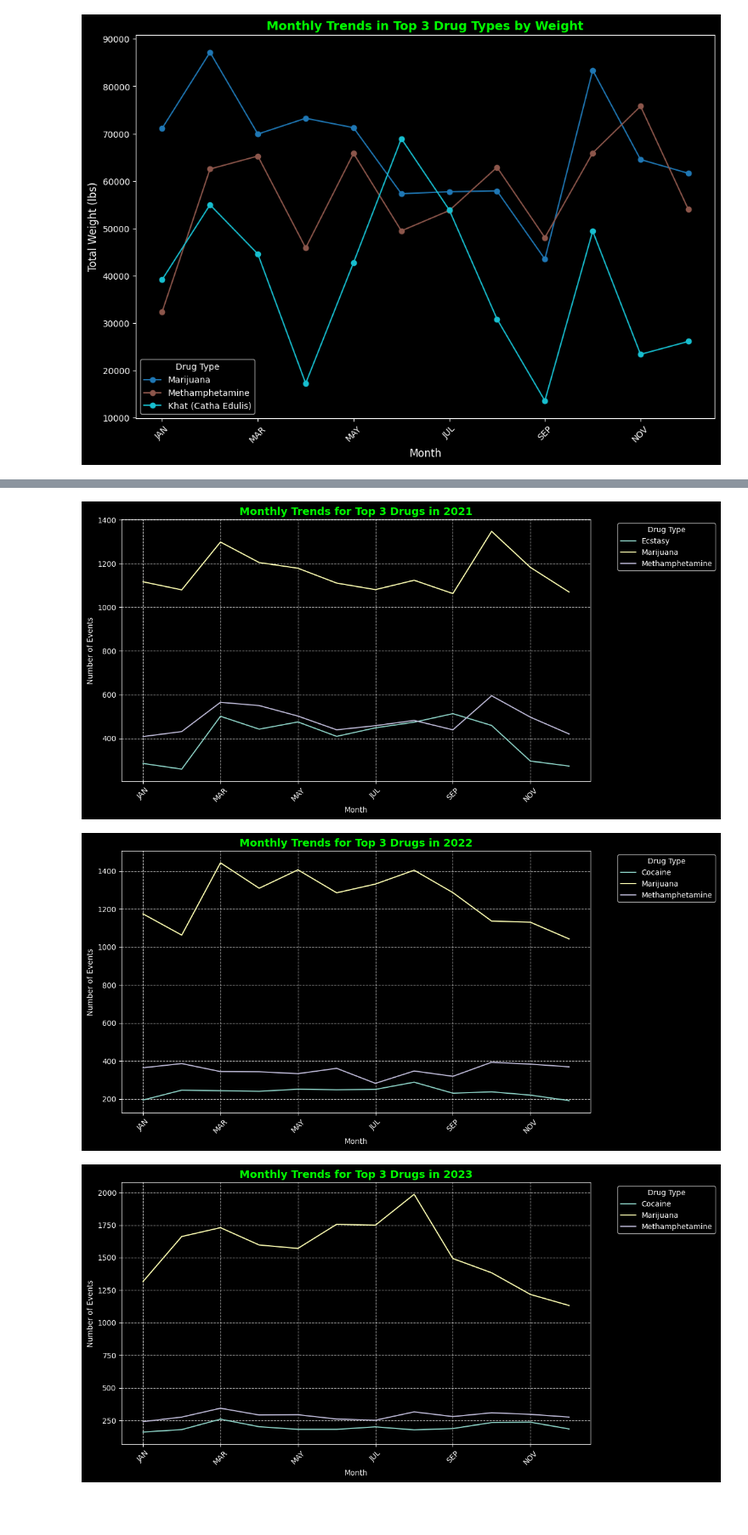
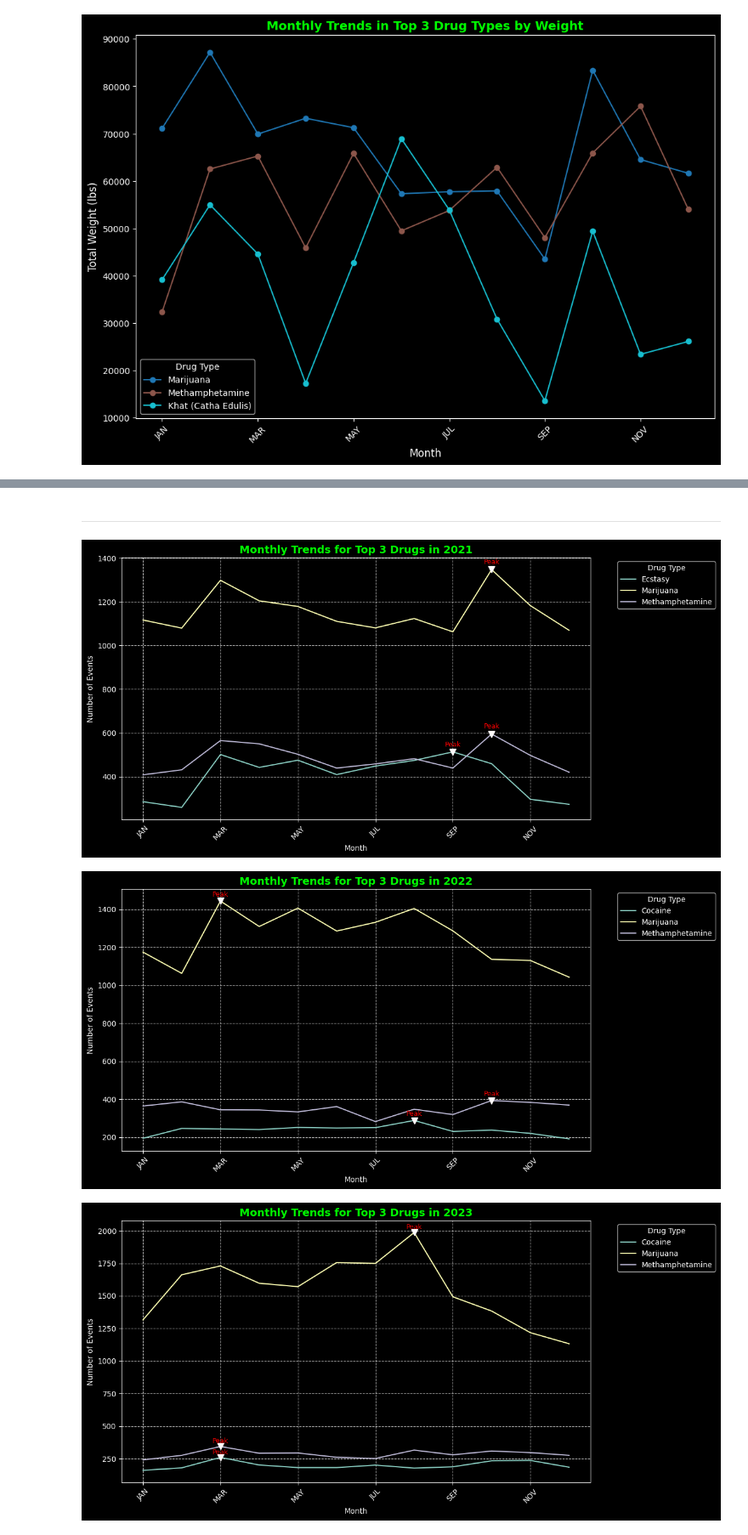
Before and after one commit to devarshh/Drug-Data-Analysis, a Jupyter notebook: EDA_Nationwide_Drug_Seizures.ipynb, the cells around one changed output, grey strips where cells are left out. Shown at 85% size. Cells and saved outputs as stored; diff of their text form; code cells hidden in the pictures; blank space fills up the shorter version.

```diff
--- a/EDA_Nationwide_Drug_Seizures.ipynb
+++ b/EDA_Nationwide_Drug_Seizures.ipynb
@@ -109,3 +211,5 @@ plt.show()
+# %% [markdown]
+---
 # %%
 # Monthly Trends in Top 3 Drug Types by Events per year
 
@@ -129,36 +233,48 @@ unique_years = sorted(filtered_data_no_other['FY'].unique())
 
 for year in unique_years:
     # Filter data for the year and top 3 drugs
     year_top_3_drugs = top_3_per_year[year]
     year_data = filtered_data_no_other[
         (filtered_data_no_other['FY'] == year) & (filtered_data_no_other['Drug Type'].isin(year_top_3_drugs))
     ]
 
     # Aggregating monthly data for the top 3 drugs
     monthly_data = year_data.groupby(['Month (abbv)', 'Drug Type'])['Count of Event'].sum().reset_index()
 
     # Pivot data for plotting
     monthly_pivot = monthly_data.pivot_table(
         index='Month (abbv)', columns='Drug Type', values='Count of Event', fill_value=0
     )
 
     # Sorting months for proper order
     monthly_pivot = monthly_pivot.reindex(month_order)
 
 
     # Plotting the data
-    monthly_pivot.plot(kind='line', figsize=(12, 6))
+    ax = monthly_pivot.plot(kind='line', figsize=(12, 6), zorder=2)
+
+    for drug in year_top_3_drugs:
+        if drug in monthly_pivot.columns:
+            peak_month = monthly_pivot[drug].idxmax()  # Month of the peak
+            peak_value = monthly_pivot[drug].max()  # Peak value
+            peak_index = month_order.index(peak_month)  # X-axis position
+            ax.plot(peak_index, peak_value, marker='v', color='snow', markersize=8)  # Add marker
+            ax.text(
+                peak_index, peak_value + 25, 'Peak', fontsize=9, color='red', ha='center'
+            )
+
+
     plt.title(f'Monthly Trends for Top 3 Drugs in {year}', fontsize=14, fontweight='bold', color='lime')
     plt.xlabel('Month')
     plt.ylabel('Number of Events')
     plt.xticks(rotation=45)
     plt.legend(title='Drug Type', bbox_to_anchor=(1.05, 1), loc='upper left')
     plt.tight_layout()
-    plt.grid(axis='y', linestyle='--', alpha=0.7)
-    plt.grid(axis='x', linestyle='--', alpha=0.7)
+    plt.grid(axis='y', linestyle='--', alpha=0.7, zorder=1)
+    plt.grid(axis='x', linestyle='--', alpha=0.7, zorder=1)
 
     plt.show()
 # %% [output]
-[figure, old version]
+[figure, new version]
-[figure, old version]
+[figure, new version]
-[figure, old version]
+[figure, new version]
```
Also changed, not shown: parts of 55 cells of this notebook.
